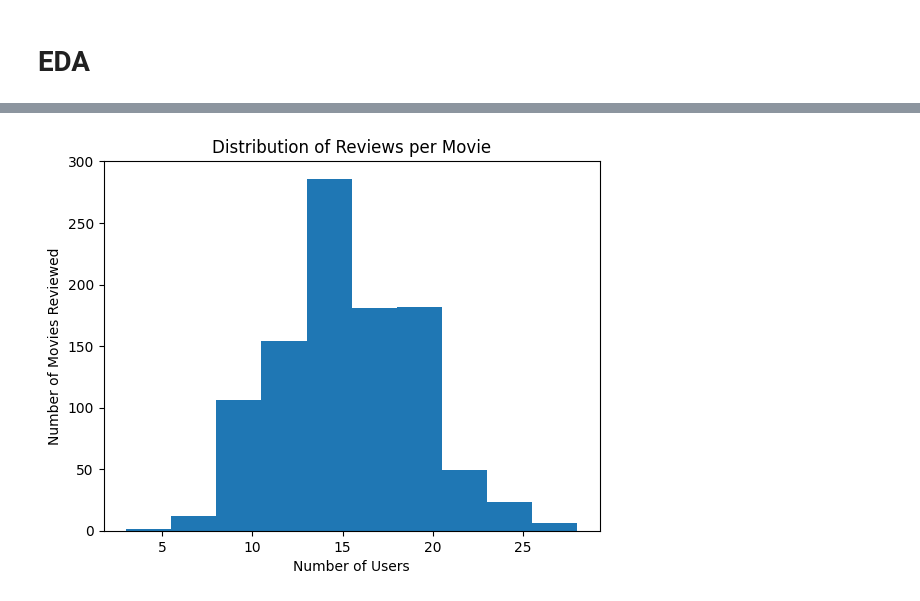
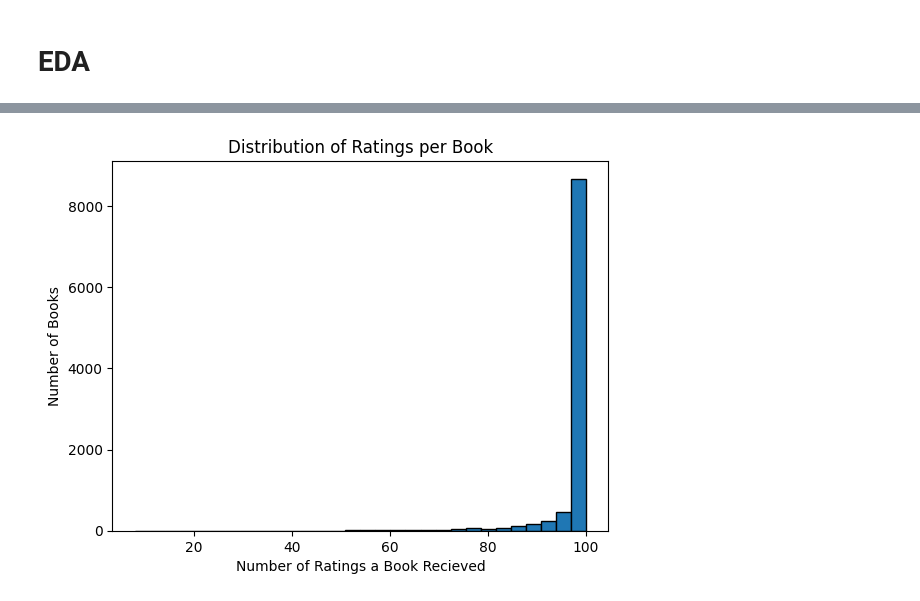
Before and after one commit to CMPE-257-JC/recommender-systems-project, a Jupyter notebook: notebooks/EDA.ipynb, the cells around one changed output, grey strips where cells are left out. Cells and saved outputs as stored; diff of their text form; code cells hidden in the pictures.

```diff
--- a/notebooks/EDA.ipynb
+++ b/notebooks/EDA.ipynb
@@ -15,10 +21,10 @@ kagglehub.dataset_download("sayeeduddin/netflix-2025user-behavior-dataset-210k-r
 # %%
 # Create Dataframes
-file_path = "netflix_db"
+file_path = "books_db"
 
-users_df = pd.read_csv(f"{file_path}/users.csv")
-movies_df = pd.read_csv(f"{file_path}/movies.csv")
-watch_history_df = pd.read_csv(f"{file_path}/watch_history.csv")
-recommendation_logs_df = pd.read_csv(f"{file_path}/recommendation_logs.csv")
-search_logs_df = pd.read_csv(f"{file_path}/search_logs.csv")
-reviews_df = pd.read_csv(f"{file_path}/reviews.csv")
+ratings_df = pd.read_csv(f"{file_path}/ratings.csv")
+books_df = pd.read_csv(f"{file_path}/books.csv")
+display(ratings_df.head())
+display(ratings_df.shape)
+display(books_df.head())
+display(books_df.shape)
@@ -274,10 +157,10 @@ plt.show()
 # %%
-# Movie Popularity (Ratings)
-movie_popularity_reviews = reviews_df.groupby('movie_id')['user_id'].nunique()
-plt.hist(movie_popularity_reviews)
-plt.title('Distribution of Reviews per Movie')
-plt.xlabel('Number of Users')
-plt.ylabel('Number of Movies Reviewed')
+# Book Popularity (Ratings)
+book_popularity_reviews = ratings_df.groupby('book_id')['user_id'].nunique()
+plt.hist(book_popularity_reviews, bins=30, edgecolor='black')
+plt.title('Distribution of Ratings per Book')
+plt.xlabel('Number of Ratings a Book Recieved')
+plt.ylabel('Number of Books')
 plt.show()
 # %% [output]
-[figure, old version]
+[figure, new version]
```
Also changed, not shown: parts of 24 cells of this notebook.
